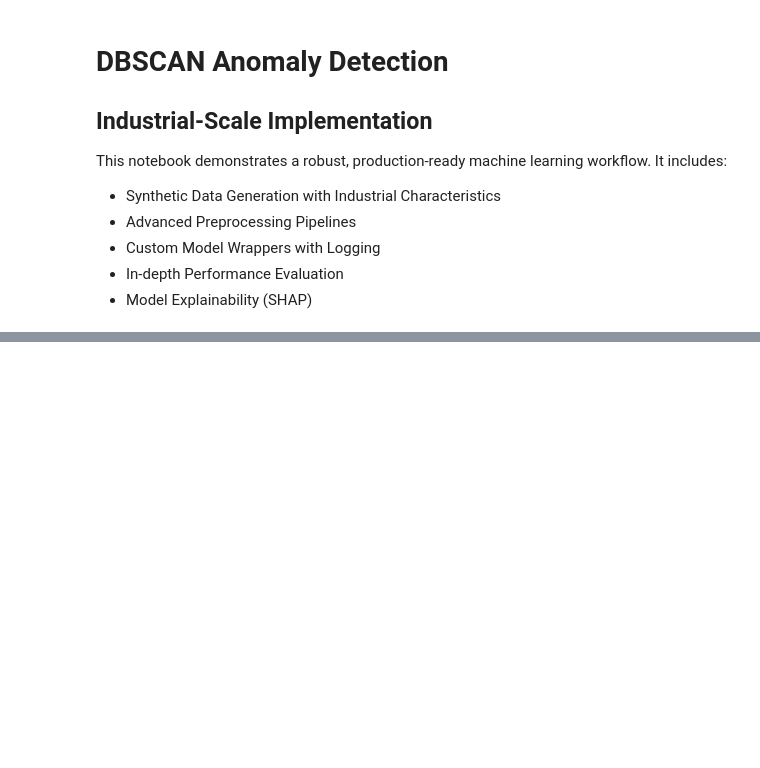
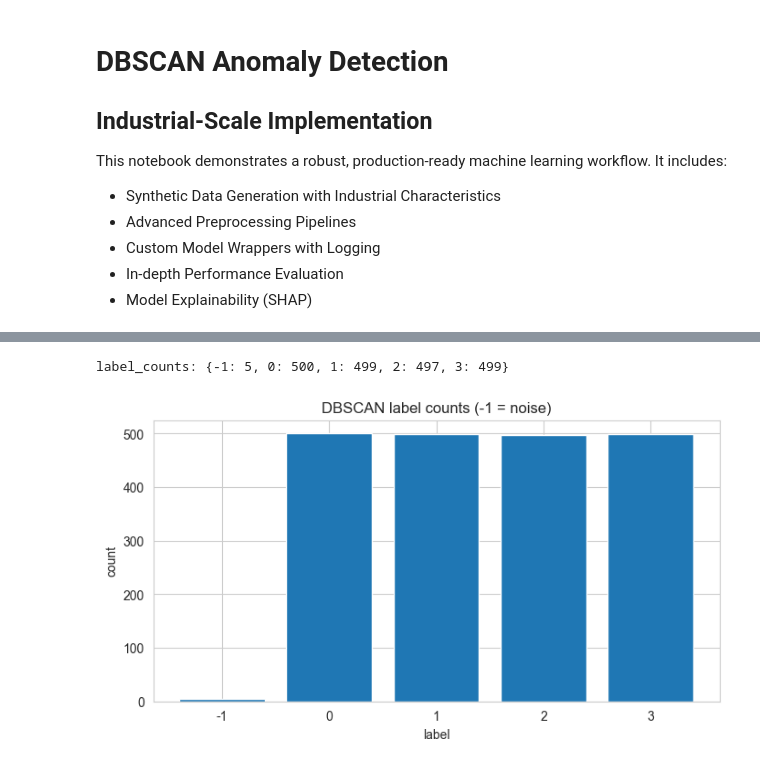
Before and after one commit to Brainfeed-1996/advanced-ml-mastery-collection, a Jupyter notebook: 03-Clustering/DBSCAN-Anomaly-Detection.ipynb, the cells around one changed output, grey strips where cells are left out. Cells and saved outputs as stored; diff of their text form; code cells hidden in the pictures; blank space fills up the shorter version.

```diff
--- a/03-Clustering/DBSCAN-Anomaly-Detection.ipynb
+++ b/03-Clustering/DBSCAN-Anomaly-Detection.ipynb
@@ -21,0 +111,15 @@ class ResultVisualizer:    @staticmethod    def plot_results(y_true, y_pred):
+# %%
+# Visual summary
+import numpy as np
+
+unique, counts = np.unique(labels, return_counts=True)
+summary = dict(zip([int(u) for u in unique], [int(c) for c in counts]))
+print('label_counts:', summary)
+
+plt.figure(figsize=(8,4))
+plt.bar([str(k) for k in summary.keys()], summary.values())
+plt.title('DBSCAN label counts (-1 = noise)')
+plt.xlabel('label')
+plt.ylabel('count')
+plt.show()
+# %% [output]
@@ -22,2 +128,4 @@ class ResultVisualizer:    @staticmethod    def plot_results(y_true, y_pred):
+label_counts: {-1: 5, 0: 500, 1: 499, 2: 497, 3: 499}
+[figure, added]
 # %%
 # SHAP Analysis# Note: For tree-based models, TreeExplainer is efficient.# For pipelines, we extract the model step.try:    logger.info("Attempting SHAP explanation...")    if hasattr(industrial_model.model.named_steps, 'regressor'):        model_step = industrial_model.model.named_steps['regressor']    elif hasattr(industrial_model.model.named_steps, 'classifier'):        model_step = industrial_model.model.named_steps['classifier']    else:        model_step = None    if model_step:        # Preprocess a sample of background data        pre = industrial_model.model.named_steps['preprocessor']        X_sample = pre.transform(X_train[:100])                explainer = shap.TreeExplainer(model_step)        shap_values = explainer.shap_values(X_sample)                plt.figure()        shap.summary_plot(shap_values, X_sample, plot_type="bar")        plt.show()    else:        logger.warning("Could not extract model step for SHAP.")except Exception as e:    logger.warning(f"SHAP analysis skipped due to environment or model structure: {e}")
```
Also changed, not shown: parts of 9 cells of this notebook, 7 other files.
